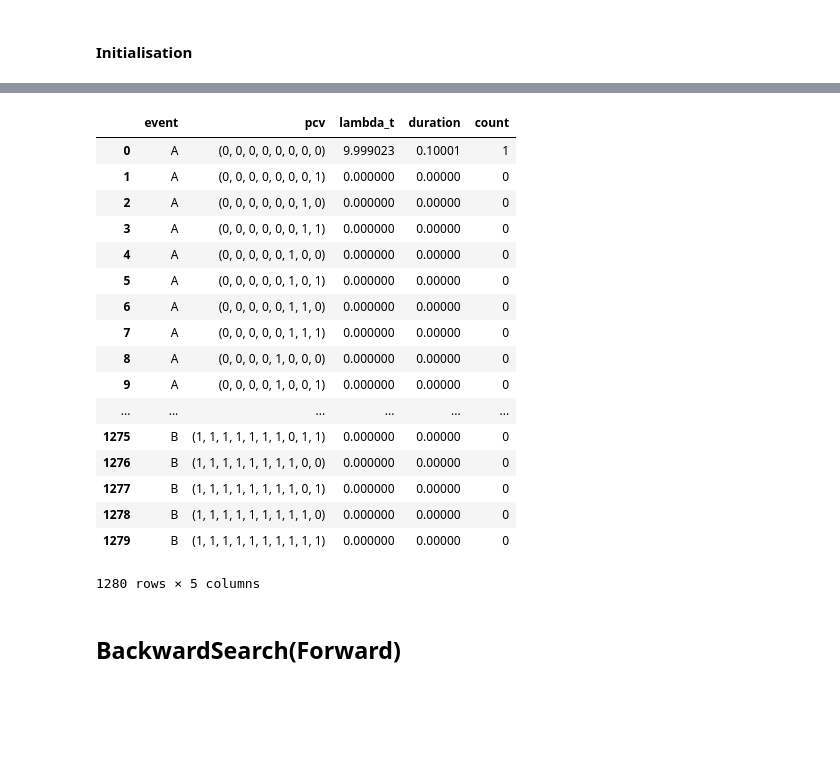
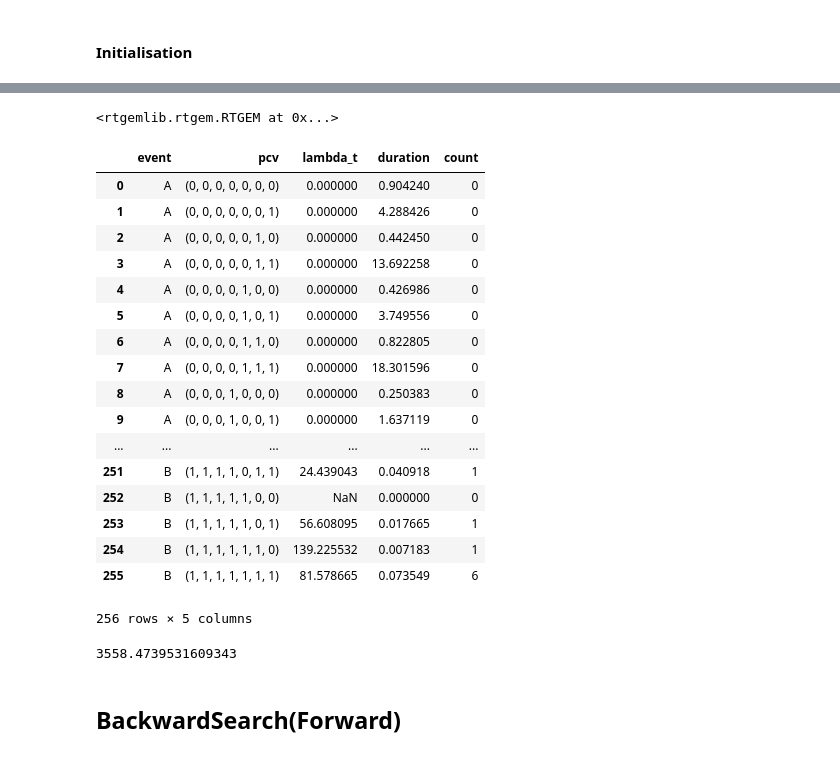
Before and after one commit to mok33/GMEs_experiments, a Jupyter notebook: RTGEM_L.ipynb, the cells around one changed output, grey strips where cells are left out. Cells and saved outputs as stored; diff of their text form; code cells hidden in the pictures; blank space fills up the shorter version.

```diff
--- a/RTGEM_L.ipynb
+++ b/RTGEM_L.ipynb
@@ -124,4 +82,4 @@ If you're reading this message in another frontend (for example, a static render
 # %%
-t_max = 1000
+t_max = 100
 data = sampled_data[sampled_data['time'] < t_max]
 # %%
@@ -144,10 +142,4 @@ model = RTGEM(empty_nodes(['A', 'B']),  default_end_timescale=1)
 # %%
-model = set_nodes_timeseries(model, data)
-model = set_nodes_parents_counts(model, model.dpd_graph.nodes, t_max)
-set_pcv_lambda_t(model, data, t_max)
-
-lambdas_count_duration_df = get_count_duration_df(data, model, t_max)
-
 LogL = compute_logLikelihood(lambdas_count_duration_df)
 log_td = np.log(t_max)
 
@@ -236,29 +235,34 @@ KeyboardInterrupt:
-# %%
-model = set_nodes_timeseries(model, data)
-model = set_nodes_parents_counts(model, model.dpd_graph.nodes, t_max)
+# %%
+initModelFromData(model=model, observed_data=data, t_max=t_max)
+# %% [output]
+<rtgemlib.rtgem.RTGEM at 0x...>
+# %%
+count_duration_df = get_count_duration_df(model=model, data=data, t_max=t_max)
 # %%
-mle_lambdas(model, data, t_max)
+mle_lambdas(model, count_duration_df)
 # %% [output]
 |  | event | pcv | lambda_t | duration | count |
-| 0 | A | (0, 0, 0, 0, 0, 0, 0, 0) | 9.999023 | 0.10001 | 1 |
-| 1 | A | (0, 0, 0, 0, 0, 0, 0, 1) | 0.000000 | 0.00000 | 0 |
-| 2 | A | (0, 0, 0, 0, 0, 0, 1, 0) | 0.000000 | 0.00000 | 0 |
-| 3 | A | (0, 0, 0, 0, 0, 0, 1, 1) | 0.000000 | 0.00000 | 0 |
-| 4 | A | (0, 0, 0, 0, 0, 1, 0, 0) | 0.000000 | 0.00000 | 0 |
-| 5 | A | (0, 0, 0, 0, 0, 1, 0, 1) | 0.000000 | 0.00000 | 0 |
-| 6 | A | (0, 0, 0, 0, 0, 1, 1, 0) | 0.000000 | 0.00000 | 0 |
-| 7 | A | (0, 0, 0, 0, 0, 1, 1, 1) | 0.000000 | 0.00000 | 0 |
-| 8 | A | (0, 0, 0, 0, 1, 0, 0, 0) | 0.000000 | 0.00000 | 0 |
-| 9 | A | (0, 0, 0, 0, 1, 0, 0, 1) | 0.000000 | 0.00000 | 0 |
+| 0 | A | (0, 0, 0, 0, 0, 0, 0) | 0.000000 | 0.904240 | 0 |
+| 1 | A | (0, 0, 0, 0, 0, 0, 1) | 0.000000 | 4.288426 | 0 |
+| 2 | A | (0, 0, 0, 0, 0, 1, 0) | 0.000000 | 0.442450 | 0 |
+| 3 | A | (0, 0, 0, 0, 0, 1, 1) | 0.000000 | 13.692258 | 0 |
+| 4 | A | (0, 0, 0, 0, 1, 0, 0) | 0.000000 | 0.426986 | 0 |
+| 5 | A | (0, 0, 0, 0, 1, 0, 1) | 0.000000 | 3.749556 | 0 |
+| 6 | A | (0, 0, 0, 0, 1, 1, 0) | 0.000000 | 0.822805 | 0 |
+| 7 | A | (0, 0, 0, 0, 1, 1, 1) | 0.000000 | 18.301596 | 0 |
+| 8 | A | (0, 0, 0, 1, 0, 0, 0) | 0.000000 | 0.250383 | 0 |
+| 9 | A | (0, 0, 0, 1, 0, 0, 1) | 0.000000 | 1.637119 | 0 |
 | ... | ... | ... | ... | ... | ... |
-| 1275 | B | (1, 1, 1, 1, 1, 1, 1, 0, 1, 1) | 0.000000 | 0.00000 | 0 |
-| 1276 | B | (1, 1, 1, 1, 1, 1, 1, 1, 0, 0) | 0.000000 | 0.00000 | 0 |
-| 1277 | B | (1, 1, 1, 1, 1, 1, 1, 1, 0, 1) | 0.000000 | 0.00000 | 0 |
-| 1278 | B | (1, 1, 1, 1, 1, 1, 1, 1, 1, 0) | 0.000000 | 0.00000 | 0 |
-| 1279 | B | (1, 1, 1, 1, 1, 1, 1, 1, 1, 1) | 0.000000 | 0.00000 | 0 |
+| 251 | B | (1, 1, 1, 1, 0, 1, 1) | 24.439043 | 0.040918 | 1 |
+| 252 | B | (1, 1, 1, 1, 1, 0, 0) | NaN | 0.000000 | 0 |
+| 253 | B | (1, 1, 1, 1, 1, 0, 1) | 56.608095 | 0.017665 | 1 |
+| 254 | B | (1, 1, 1, 1, 1, 1, 0) | 139.225532 | 0.007183 | 1 |
+| 255 | B | (1, 1, 1, 1, 1, 1, 1) | 81.578665 | 0.073549 | 6 |
-1280 rows × 5 columns
+256 rows × 5 columns
 # %%
 scoreBic(model, data, t_max)
+# %% [output]
+3558.4739531609343
 # %%
 # keep forward result in memory
 forward_model = copy.deepcopy(model)
```
Also changed, not shown: parts of 28 cells of this notebook, 3 other files.
